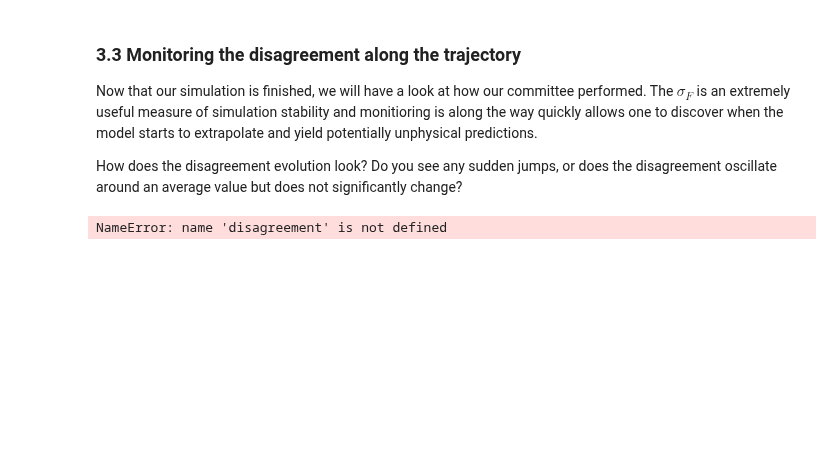
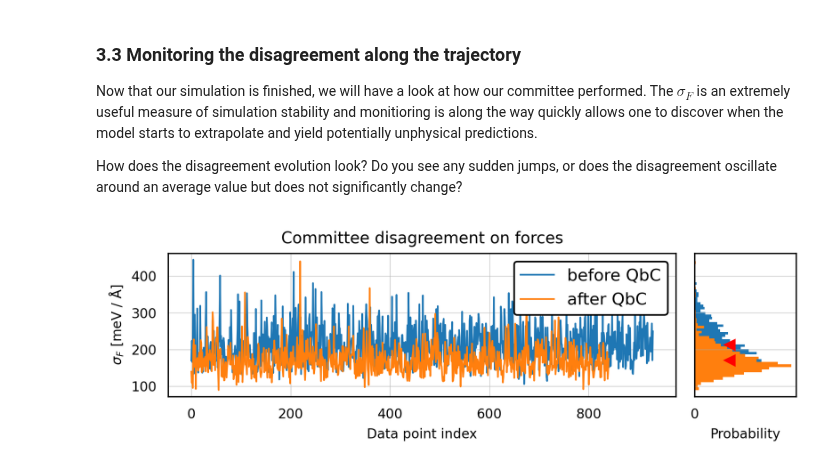
Before and after one commit to sabia-group/AL-tutorial, a Jupyter notebook: notebooks/1-zundel.ipynb, the cells around one changed output. Saved outputs shown, nothing was run; the diff lists cells and outputs as text; code cells hidden in the pictures; blank space fills up the shorter version.

```diff
--- a/notebooks/1-zundel.ipynb
+++ b/notebooks/1-zundel.ipynb
@@ -726,31 +722,32 @@ forces = np.array([extxyz2array(f'../ipi-examples/zundel-inference/ipi.mace_forc
 # %%
 forces = np.array([extxyz2array(f'../ipi-examples/zundel-inference/ipi.mace_force_{n:d}.extxyz',
                                 keyword='forces_component_raw')
                    for n in tqdm(range(n_committee))])
 
 # README: disagreement was defined in Section 1.4
-disagreement['after qbc'] = forces2disagreement(forces)
+disagreement['after qbc'] = 1000*forces2disagreement(forces)
 
 # check that these parameters are the same as in input.xml
 dt = 0.5e-3 # ps
 stride = 20 # steps
 
 fig, ax = plt.subplots(ncols=2, nrows=1, sharey=True, gridspec_kw=dict(width_ratios=[1, 0.2]))
 ax[0].plot(disagreement['before qbc'], label='before QbC')
 ax[0].plot(disagreement['after qbc'], label='after QbC')
-ax[0].set_ylabel(r'$\sigma_F$ [eV / $\mathrm{\AA}$]')
+ax[0].set_ylabel(r'$\sigma_F$ [meV / $\mathrm{\AA}$]')
 ax[0].set_xlabel('Data point index')
 ax[0].grid(True)
 ax[0].set_title('Committee disagreement on forces')
 ax[0].legend()
 
 ax[1].hist(disagreement['before qbc'], bins=50, orientation='horizontal', density=True)
-ax[1].plot(10, disagreement['before qbc'].mean(), '<', c='r')
+xlim = ax[1].get_xlim()  # get x-axis limits for the histogram
+ax[1].plot(xlim[1]/2., disagreement['before qbc'].mean(), '<', c='r')
 ax[1].hist(disagreement['after qbc'], bins=50, orientation='horizontal', density=True)
-ax[1].plot(10, disagreement['after qbc'].mean(), '<', c='r')
+ax[1].plot(xlim[1]/2., disagreement['after qbc'].mean(), '<', c='r')
 ax[1].set_xlabel('Probability')
 ax[1].set_xticks([0])
 
 plt.tight_layout();
 # %% [output]
-NameError: name 'disagreement' is not defined
+[figure, added]
```
Also changed, not shown: parts of 1 cell of this notebook.
